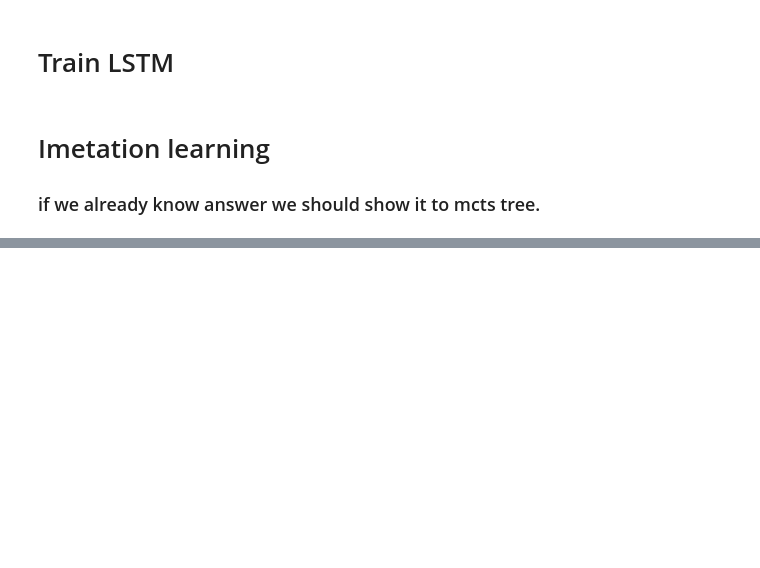
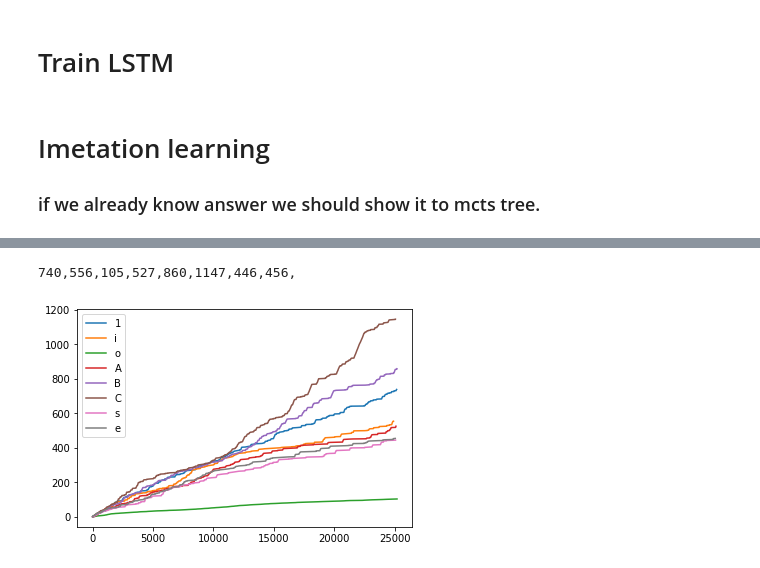
Before and after one commit to ffbskt/AI-General, a Jupyter notebook: AI_env.ipynb, the cells around one changed output, grey strips where cells are left out. Cells and saved outputs as stored; diff of their text form; code cells hidden in the pictures; blank space fills up the shorter version.

```diff
--- a/AI_env.ipynb
+++ b/AI_env.ipynb
@@ -788,0 +803,22 @@ while j.children:
+# %%
+fprob = np.zeros(8)
+def plt_historyP(node_formula=''):
+    NODE = [i for i in all_nodes if i.formula == node_formula][0]
+    for k in range(8):
+        dt = [0]
+        tt = [0]
+        for i, t in enumerate(NODE.history_data['time']):
+
+            if NODE.history_data['next_node_ind'][i] == k:
+                dt.append(dt[-1]+1)
+                tt.append(t)
+        print(len(dt), end=',')
+        fprob[k] = dt[-1]
+        plt.plot(tt, dt, label=actions[k])
+    plt.legend()
+    plt.show()
+
+plt_historyP('')
+# %% [output]
+740,556,105,527,860,1147,446,456,
+[figure, added]
```
Also changed, not shown: parts of 57 cells of this notebook, 5 other files.
